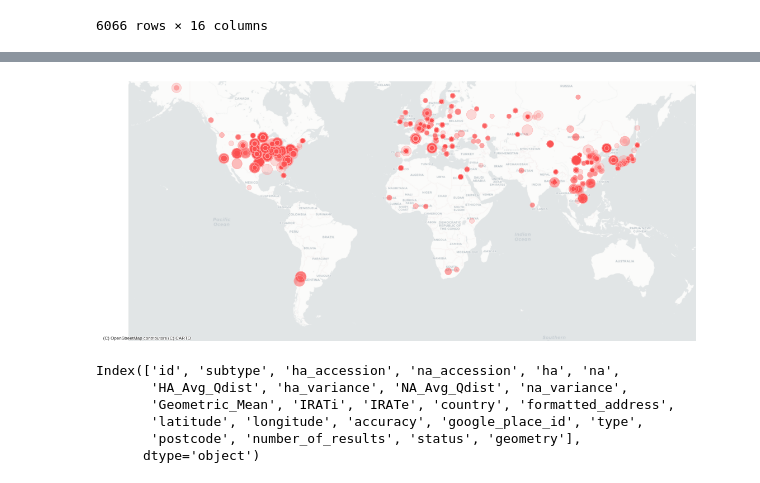
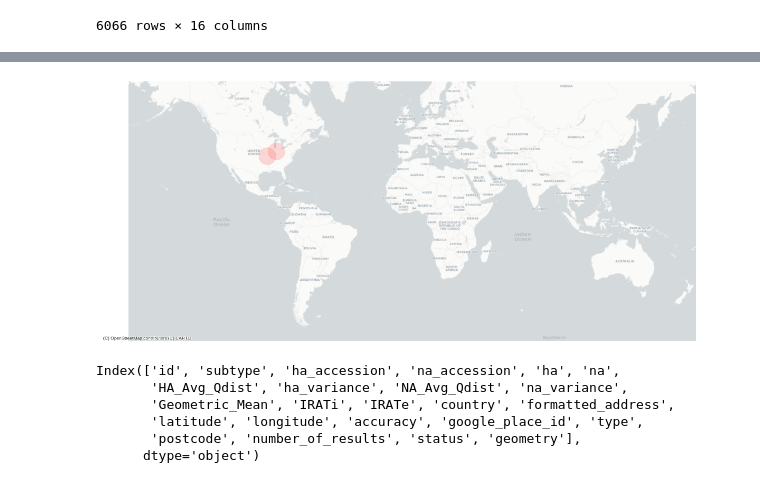
Before and after one commit to zeroknowledgediscovery/emergenet, a Jupyter notebook: irat_qnet/preddata/georisk-Copy1.ipynb, the cells around one changed output, grey strips where cells are left out. Drawn from its saved outputs; the diff is of its cells as text; code cells hidden in the pictures.

```diff
--- a/irat_qnet/preddata/georisk-Copy1.ipynb
+++ b/irat_qnet/preddata/georisk-Copy1.ipynb
@@ -191,39 +199,39 @@ variable='IRATi'
 #cmap='viridis'
 #cmap=plt.get_cmap('cool')
 VMIN=geo_DF__.IRATe.min()
 VMAX=geo_DF__.IRATe.max()
 
 geo_DF___=geo_DF__[geo_DF__.IRATe>6.2]
 geo_DF____=geo_DF__[geo_DF__.IRATe<=6.2]
 
 
 ALPHA=1
 #plotRisk(geo_DF____,ax=ax1,cmap=cmap,markersize=.4,ALPHA=ALPHA,
 #         markeredgecolor='#ffaaaa',VMIN=geo_DF__.IRATe.min(),
 #         VMAX=geo_DF__.IRATe.max())
 #plotRisk(geo_DF___,ax=ax1,cmap=cmap,markersize=1.5,ALPHA=ALPHA,
 #         markeredgecolor='#ffaaaa',variable='IRATe',VMIN=geo_DF__.IRATe.min(),
 #         VMAX=geo_DF__.IRATe.max())
-plotRisk(geo_DF___,ax=ax1,cmap=cmap,markersize=1.5,ALPHA=ALPHA,
-         markeredgecolor='#ffaaaa',variable='IRATe',VMIN=geo_DF__.IRATi.min(),
-         VMAX=geo_DF__.IRATi.max())
-plotRisk(geo_DF____,ax=ax1,cmap=cmap,markersize=1.5,ALPHA=ALPHA,
+# plotRisk(geo_DF___,ax=ax1,cmap=cmap,markersize=1.5,ALPHA=ALPHA,
+#          markeredgecolor='#ffaaaa',variable='IRATe',VMIN=geo_DF__.IRATi.min(),
+#          VMAX=geo_DF__.IRATi.max())
+plotRisk(tf,ax=ax1,cmap=cmap,markersize=3.5,ALPHA=ALPHA,
          markeredgecolor='#ffaaaa',variable='IRATe',VMIN=geo_DF__.IRATi.min(),
          VMAX=geo_DF__.IRATi.max())
 
 
 #ctx.add_basemap(ax1,source=ctx.providers.Stamen.TonerLite,alpha=1)
-ctx.add_basemap(ax1,source=ctx.providers.CartoDB.Positron,alpha=.7)
+ctx.add_basemap(ax1,source=ctx.providers.CartoDB.Positron,alpha=1)
 #ctx.add_basemap(ax1,source=ctx.providers.Stamen.Toner)
 #ctx.add_basemap(ax1,source=ctx.providers.Stamen.Watercolor,alpha=.5)
 #ctx.add_basemap(ax1,source=ctx.providers.NASAGIBS.ViirsEarthAtNight2012,alpha=1)
 #ax1.set_ylim(-.92e7,None)
 ax1.set_ylim(-.85e7,.985e7)
 ax1.set_axis_off()
 #saveFIG(filename='bionorad_black.png')
 #saveFIG(filename='../../tex/overleaf/Figures/bionorad_wcol.png')
 # %% [output]
-[figure, old version]
+[figure, new version]
 # %%
 geo_DF__.columns
 # %% [output]
```
Also changed, not shown: parts of 5 cells of this notebook, 18 other files.
